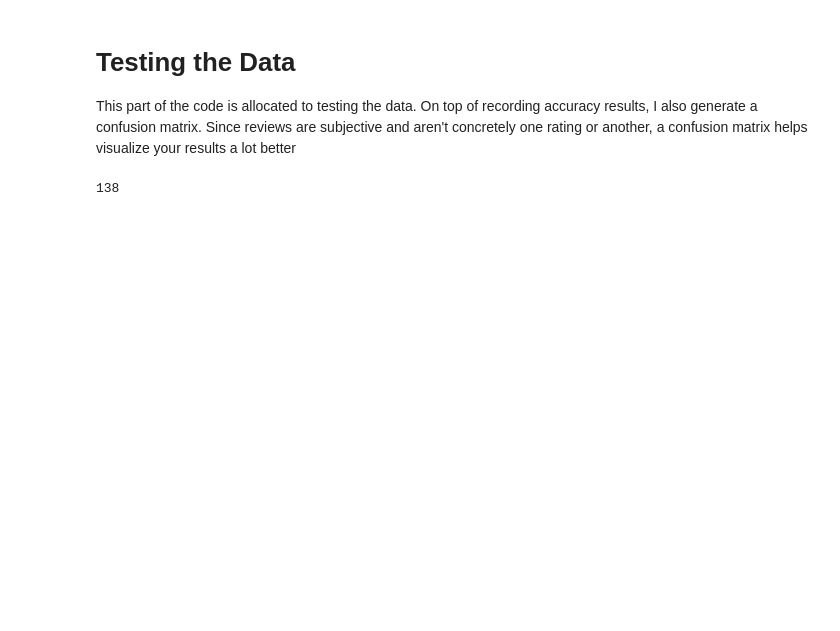
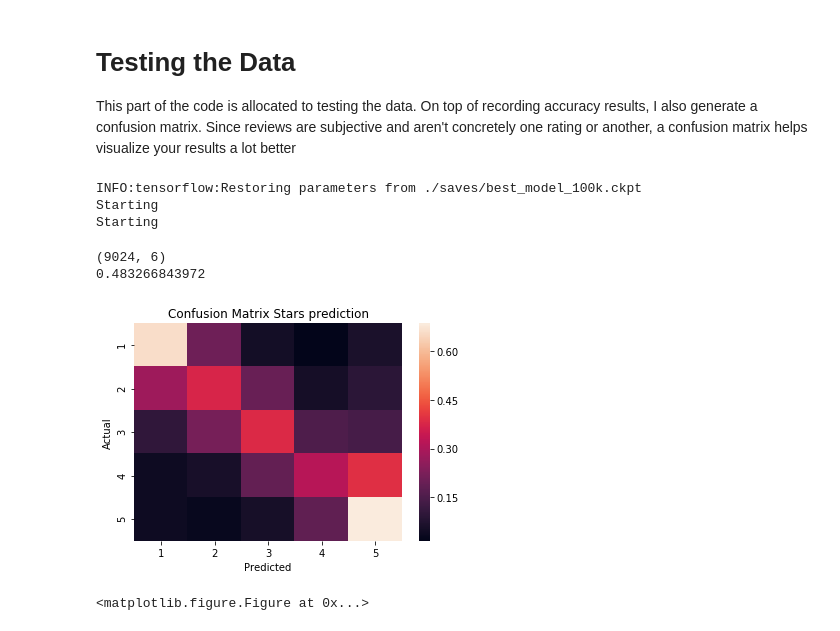
Before and after one commit to cavetown/Yelp-Review-Prediction, a Jupyter notebook: tf_rnn_yelp.ipynb, the cells around one changed output. Cells and saved outputs as stored; diff of their text form; code cells hidden in the pictures; blank space fills up the shorter version.

```diff
--- a/tf_rnn_yelp.ipynb
+++ b/tf_rnn_yelp.ipynb
@@ -687,33 +683,58 @@ Epoch   1/2 Batch  320/567 - Loss:  1.337, Acc:  0.422, Seconds: 15.89
 # %% [markdown]
 # Testing the Data
 This part of the code is allocated to testing the data. On top of recording accuracy results, I also generate a confusion matrix. Since reviews are subjective and aren't concretely one rating or another, a confusion matrix helps visualize your results a lot better
+# %%
+IS_TESTING = True
 # %%
 if IS_TESTING:
+    with tf.Session(graph=train_graph) as sess:
+        y_true = y_test.argmax(axis=1)
+        checkpoint = "./saves/best_model_100k.ckpt"
 
-    y_true = y_test.argmax(axis=1)
-    checkpoint = "./saves/best_model_50k.ckpt"
+        all_preds = []
 
-    all_preds = []
+        with tf.Session() as sess:
+            saver = tf.train.Saver()
+            # Load the model
+            saver.restore(sess, checkpoint)
+            test_state = sess.run(graph.initial_state)
 
-    with tf.Session() as sess:
-        saver = tf.train.Saver()
-        # Load the model
-        saver.restore(sess, checkpoint)
-        test_state = sess.run(graph.initial_state)
+            for ii, x in enumerate(get_test_batches(X_test, batch_size), 1):
+                if ii%50==0:
+                    print("%d batches"%(ii*batch_size))
+                feed = {graph.input_data: x,
+                        graph.keep_prob: keep_probability,
+                        graph.initial_state: state}
 
-        for _, x in enumerate(get_test_batches(x_test, batch_size), 1):
-            feed = {graph.input_data: x,
-                    graph.keep_prob: keep_probability,
-                    graph.initial_state: state}
-
-            predictions = sess.run(graph.predictions, feed_dict=feed)
-            for pred in predictions:
-                all_preds.append(float(pred))
-
-    y_predictions = preds.argmax(axis=1)
-    cm = ConfusionMatrix(y_true, y_predictions)
-    cm.plot(backend='seaborn', normalized=True)
-    plt.title('Confusion Matrix Stars prediction')
-    plt.figure(figsize=(12, 10))
+                predictions = sess.run(graph.predictions, feed_dict=feed)
+                for i in range(len(predictions)):
+                    all_preds.append(predictions[i,:])
+# #                 all_preds = np.append([all_preds, predictions], axis=0)
+#                 if (ii+1)*batch_size < all_preds.shape[0]:
+#                     all_preds[ii*batch_size:(ii+1)*batch_size,:] = predictions
+#                 else:
+#                     all_preds[ii*batch_size:,:] = predictions
 # %% [output]
-138
+INFO:tensorflow:Restoring parameters from ./saves/best_model_100k.ckpt
+Starting
+Starting
+# %%
+all_preds = np.array(all_preds)
+print(all_preds.shape)
+y_predictions = all_preds.argmax(axis=1)
+y_true = y_true[:len(y_predictions)]
+
+cm = ConfusionMatrix(y_true, y_predictions)
+cm.plot(backend='seaborn', normalized=True)
+plt.title('Confusion Matrix Stars prediction')
+plt.figure(figsize=(12, 10))
+
+test_correctPred = np.equal(y_predictions, y_true)
+test_accuracy = np.mean(test_correctPred.astype(float))
+
+print(test_accuracy)
+# %% [output]
+(9024, 6)
+0.483266843972
+[figure, added]
+<matplotlib.figure.Figure at 0x...>
```
Also changed, not shown: parts of 2 cells of this notebook, 4 other files.
